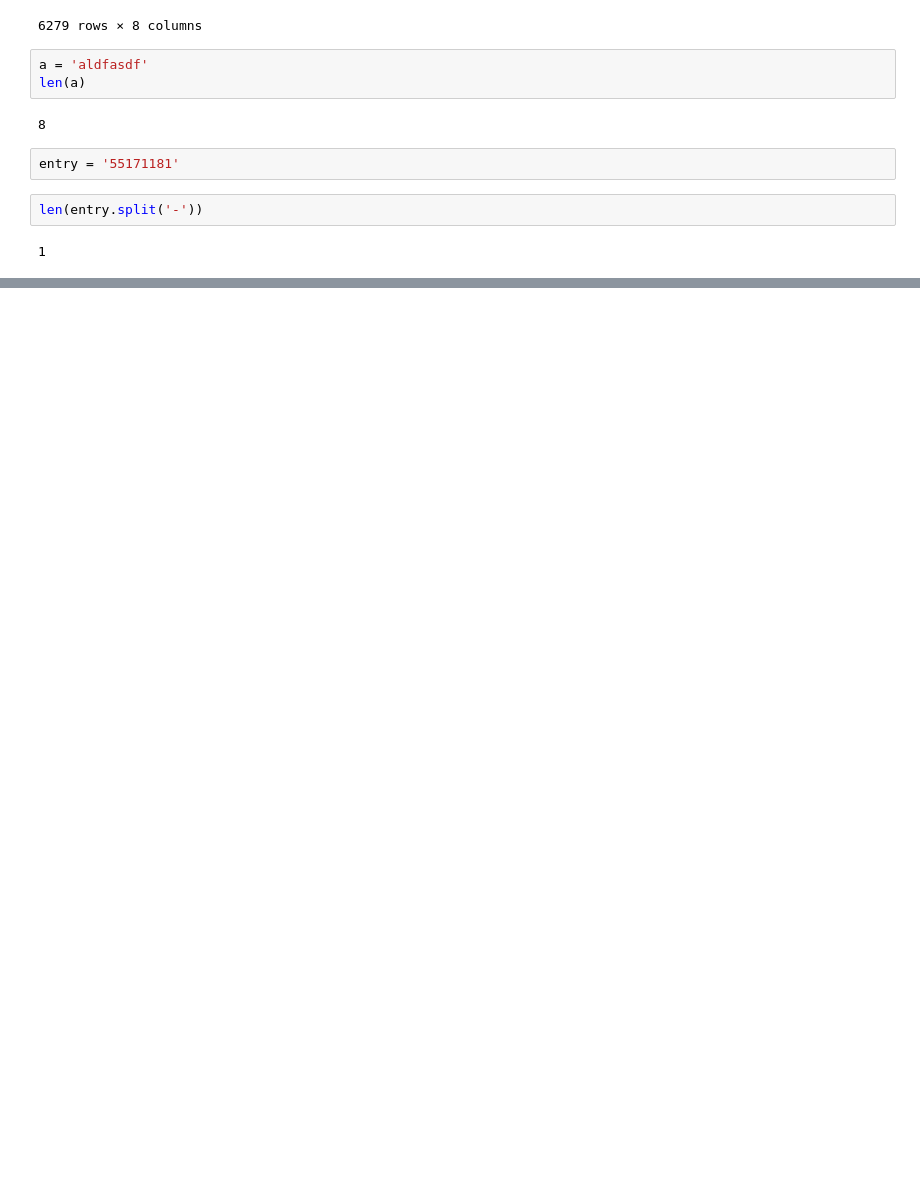
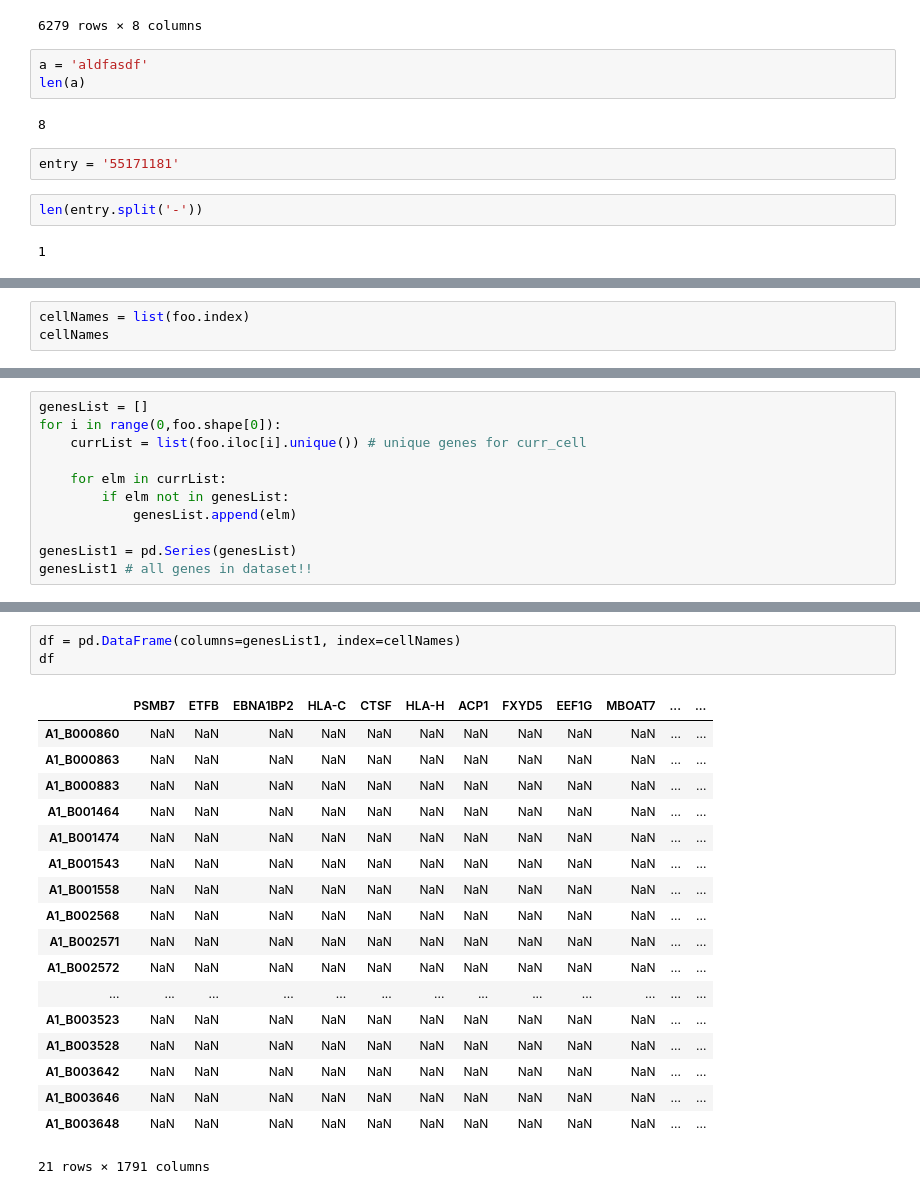
Before and after one commit to czbiohub/SNP_calling_pipeline, a Jupyter notebook: py_notebooks/scratchNotebook.ipynb, the cells around one changed output, grey strips where cells are left out. Saved outputs shown, nothing was run; the diff lists cells and outputs as text; blank space fills up the shorter version.

```diff
--- a/py_notebooks/scratchNotebook.ipynb
+++ b/py_notebooks/scratchNotebook.ipynb
@@ -180,0 +240,3 @@ len(entry.split('-'))
+# %%
+cellNames = list(foo.index)
+cellNames
@@ -180,0 +261,11 @@ len(entry.split('-'))
+# %%
+genesList = []
+for i in range(0,foo.shape[0]):
+    currList = list(foo.iloc[i].unique()) # unique genes for curr_cell
+
+    for elm in currList:
+        if elm not in genesList:
+            genesList.append(elm)
+
+genesList1 = pd.Series(genesList)
+genesList1 # all genes in dataset!!
@@ -180,0 +290,22 @@ len(entry.split('-'))
+# %%
+df = pd.DataFrame(columns=genesList1, index=cellNames)
+df
+# %% [output]
+|  | PSMB7 | ETFB | EBNA1BP2 | HLA-C | CTSF | HLA-H | ACP1 | FXYD5 | EEF1G | MBOAT7 | ... | ... |
+| A1_B000860 | NaN | NaN | NaN | NaN | NaN | NaN | NaN | NaN | NaN | NaN | ... | ... |
+| A1_B000863 | NaN | NaN | NaN | NaN | NaN | NaN | NaN | NaN | NaN | NaN | ... | ... |
+| A1_B000883 | NaN | NaN | NaN | NaN | NaN | NaN | NaN | NaN | NaN | NaN | ... | ... |
+| A1_B001464 | NaN | NaN | NaN | NaN | NaN | NaN | NaN | NaN | NaN | NaN | ... | ... |
+| A1_B001474 | NaN | NaN | NaN | NaN | NaN | NaN | NaN | NaN | NaN | NaN | ... | ... |
+| A1_B001543 | NaN | NaN | NaN | NaN | NaN | NaN | NaN | NaN | NaN | NaN | ... | ... |
+| A1_B001558 | NaN | NaN | NaN | NaN | NaN | NaN | NaN | NaN | NaN | NaN | ... | ... |
+| A1_B002568 | NaN | NaN | NaN | NaN | NaN | NaN | NaN | NaN | NaN | NaN | ... | ... |
+| A1_B002571 | NaN | NaN | NaN | NaN | NaN | NaN | NaN | NaN | NaN | NaN | ... | ... |
+| A1_B002572 | NaN | NaN | NaN | NaN | NaN | NaN | NaN | NaN | NaN | NaN | ... | ... |
+| ... | ... | ... | ... | ... | ... | ... | ... | ... | ... | ... | ... | ... |
+| A1_B003523 | NaN | NaN | NaN | NaN | NaN | NaN | NaN | NaN | NaN | NaN | ... | ... |
+| A1_B003528 | NaN | NaN | NaN | NaN | NaN | NaN | NaN | NaN | NaN | NaN | ... | ... |
+| A1_B003642 | NaN | NaN | NaN | NaN | NaN | NaN | NaN | NaN | NaN | NaN | ... | ... |
+| A1_B003646 | NaN | NaN | NaN | NaN | NaN | NaN | NaN | NaN | NaN | NaN | ... | ... |
+| A1_B003648 | NaN | NaN | NaN | NaN | NaN | NaN | NaN | NaN | NaN | NaN | ... | ... |
+21 rows × 1791 columns
```
Also changed, not shown: parts of 19 cells of this notebook, 1 other file.
